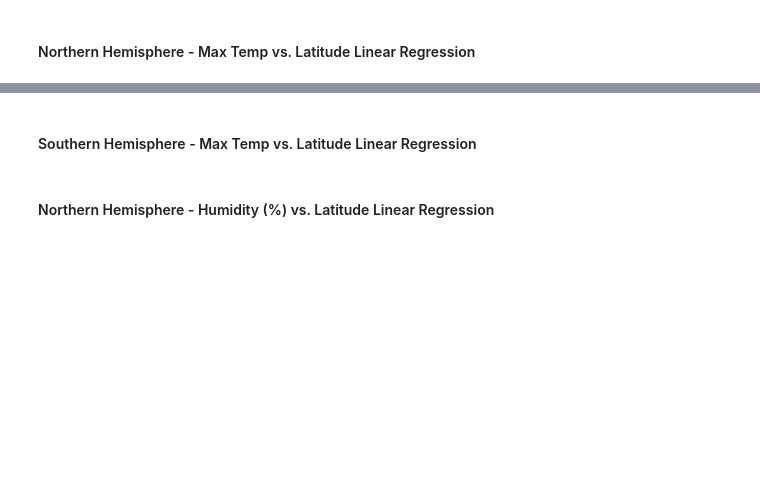
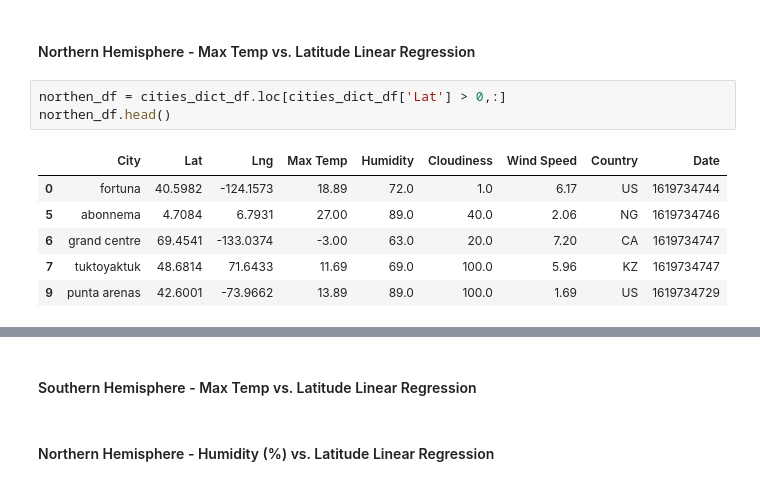
Before and after one commit to JoseH-Git/python-api-challenge, a Jupyter notebook: WeatherPy/WeatherPy.ipynb, the cells around one changed output, grey strips where cells are left out. Drawn from its saved outputs; the diff is of its cells as text; blank space fills up the shorter version.

```diff
--- a/WeatherPy/WeatherPy.ipynb
+++ b/WeatherPy/WeatherPy.ipynb
@@ -254,2 +262,12 @@ plt.show()
 # %% [markdown]
 ####  Northern Hemisphere - Max Temp vs. Latitude Linear Regression
+# %%
+northen_df = cities_dict_df.loc[cities_dict_df['Lat'] > 0,:]
+northen_df.head()
+# %% [output]
+|  | City | Lat | Lng | Max Temp | Humidity | Cloudiness | Wind Speed | Country | Date |
+| 0 | fortuna | 40.5982 | -124.1573 | 18.89 | 72.0 | 1.0 | 6.17 | US | 1619734744 |
+| 5 | abonnema | 4.7084 | 6.7931 | 27.00 | 89.0 | 40.0 | 2.06 | NG | 1619734746 |
+| 6 | grand centre | 69.4541 | -133.0374 | -3.00 | 63.0 | 20.0 | 7.20 | CA | 1619734747 |
+| 7 | tuktoyaktuk | 48.6814 | 71.6433 | 11.69 | 69.0 | 100.0 | 5.96 | KZ | 1619734747 |
+| 9 | punta arenas | 42.6001 | -73.9662 | 13.89 | 89.0 | 100.0 | 1.69 | US | 1619734729 |
```
Also changed, not shown: parts of 4 cells of this notebook, 1 other file.
